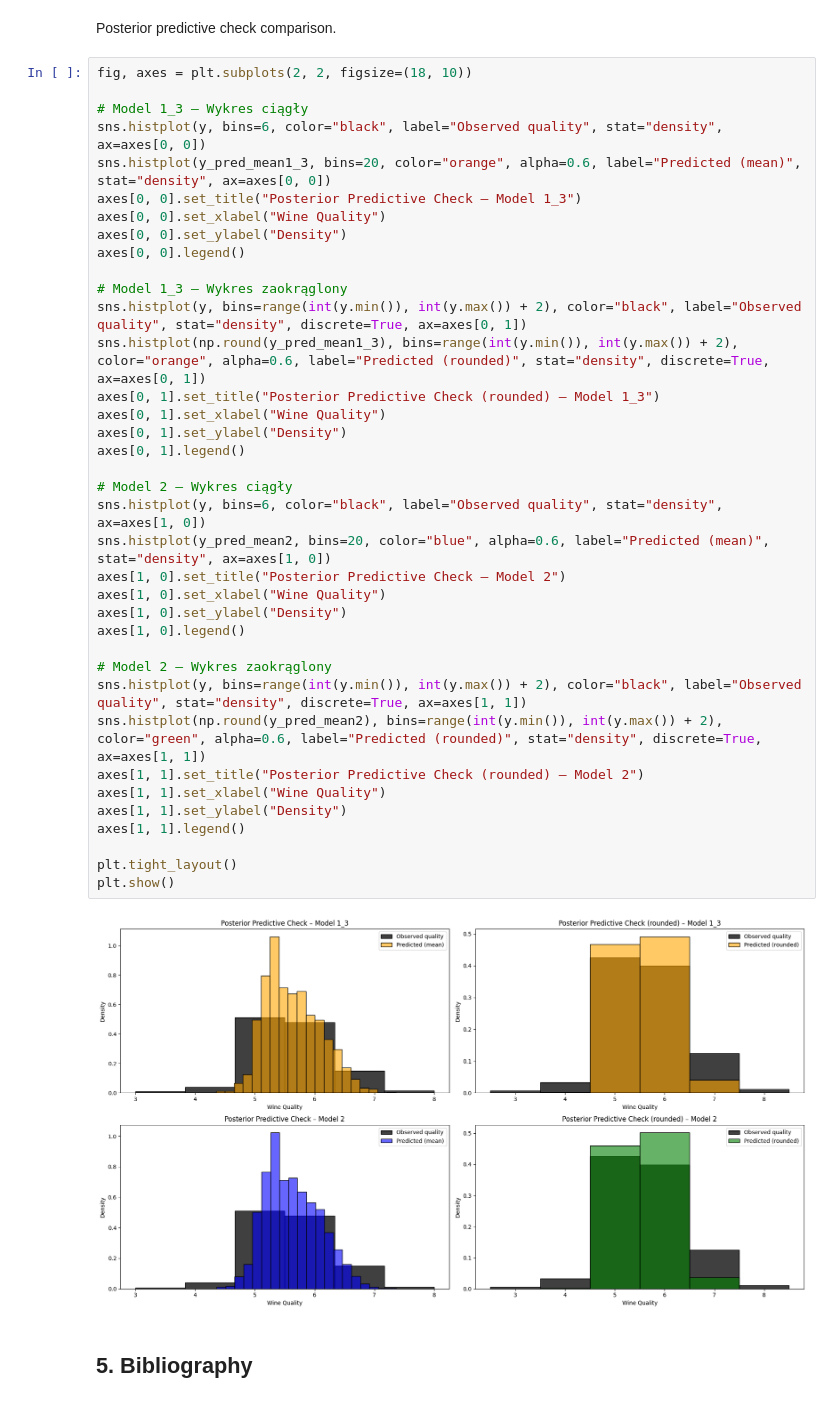
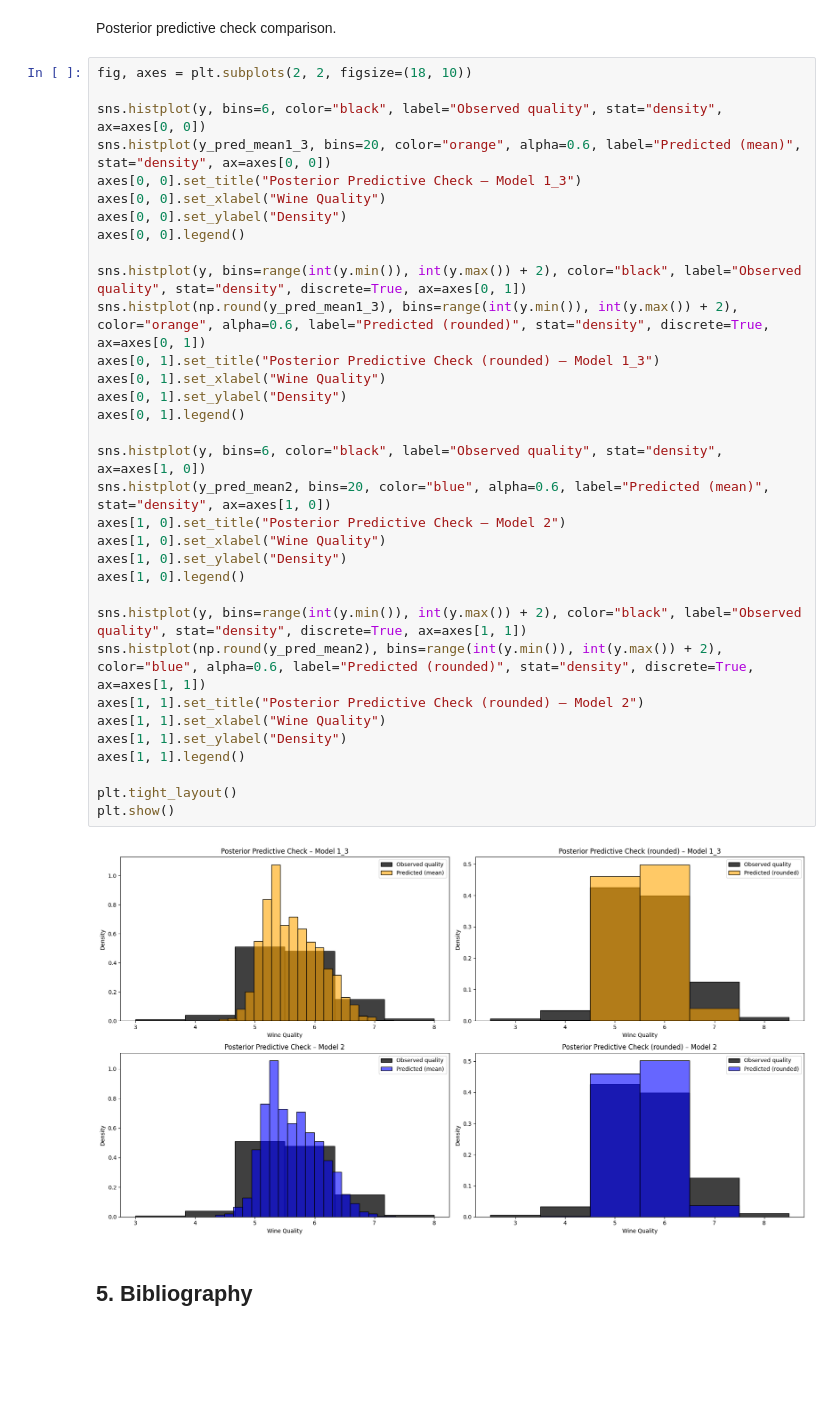
Before and after one commit to zacky111/Data_analytics, a Jupyter notebook: main.ipynb, the cells around one changed output. Cells and saved outputs as stored; diff of their text form; blank space fills up the shorter version.

```diff
--- a/main.ipynb
+++ b/main.ipynb
@@ -1152,42 +1146,38 @@ Posterior predictive check comparison.
 # %%
 fig, axes = plt.subplots(2, 2, figsize=(18, 10))
 
-# Model 1_3 – Wykres ciągły
 sns.histplot(y, bins=6, color="black", label="Observed quality", stat="density", ax=axes[0, 0])
 sns.histplot(y_pred_mean1_3, bins=20, color="orange", alpha=0.6, label="Predicted (mean)", stat="density", ax=axes[0, 0])
 axes[0, 0].set_title("Posterior Predictive Check – Model 1_3")
 axes[0, 0].set_xlabel("Wine Quality")
 axes[0, 0].set_ylabel("Density")
 axes[0, 0].legend()
 
-# Model 1_3 – Wykres zaokrąglony
 sns.histplot(y, bins=range(int(y.min()), int(y.max()) + 2), color="black", label="Observed quality", stat="density", discrete=True, ax=axes[0, 1])
 sns.histplot(np.round(y_pred_mean1_3), bins=range(int(y.min()), int(y.max()) + 2), color="orange", alpha=0.6, label="Predicted (rounded)", stat="density", discrete=True, ax=axes[0, 1])
 axes[0, 1].set_title("Posterior Predictive Check (rounded) – Model 1_3")
 axes[0, 1].set_xlabel("Wine Quality")
 axes[0, 1].set_ylabel("Density")
 axes[0, 1].legend()
 
-# Model 2 – Wykres ciągły
 sns.histplot(y, bins=6, color="black", label="Observed quality", stat="density", ax=axes[1, 0])
 sns.histplot(y_pred_mean2, bins=20, color="blue", alpha=0.6, label="Predicted (mean)", stat="density", ax=axes[1, 0])
 axes[1, 0].set_title("Posterior Predictive Check – Model 2")
 axes[1, 0].set_xlabel("Wine Quality")
 axes[1, 0].set_ylabel("Density")
 axes[1, 0].legend()
 
-# Model 2 – Wykres zaokrąglony
 sns.histplot(y, bins=range(int(y.min()), int(y.max()) + 2), color="black", label="Observed quality", stat="density", discrete=True, ax=axes[1, 1])
-sns.histplot(np.round(y_pred_mean2), bins=range(int(y.min()), int(y.max()) + 2), color="green", alpha=0.6, label="Predicted (rounded)", stat="density", discrete=True, ax=axes[1, 1])
+sns.histplot(np.round(y_pred_mean2), bins=range(int(y.min()), int(y.max()) + 2), color="blue", alpha=0.6, label="Predicted (rounded)", stat="density", discrete=True, ax=axes[1, 1])
 axes[1, 1].set_title("Posterior Predictive Check (rounded) – Model 2")
 axes[1, 1].set_xlabel("Wine Quality")
 axes[1, 1].set_ylabel("Density")
 axes[1, 1].legend()
 
 plt.tight_layout()
 plt.show()
 # %% [output]
-[figure, old version]
+[figure, new version]
 # %% [markdown]
 ## 5. Bibliography
 # %% [markdown]
```
Also changed, not shown: parts of 18 cells of this notebook.
